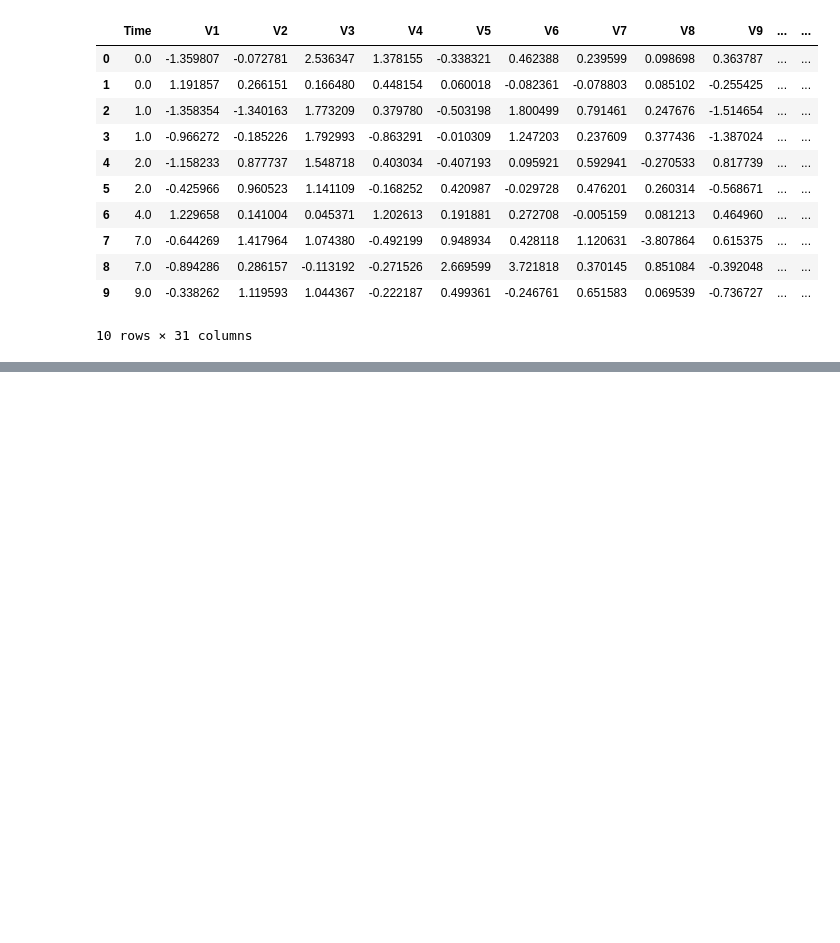
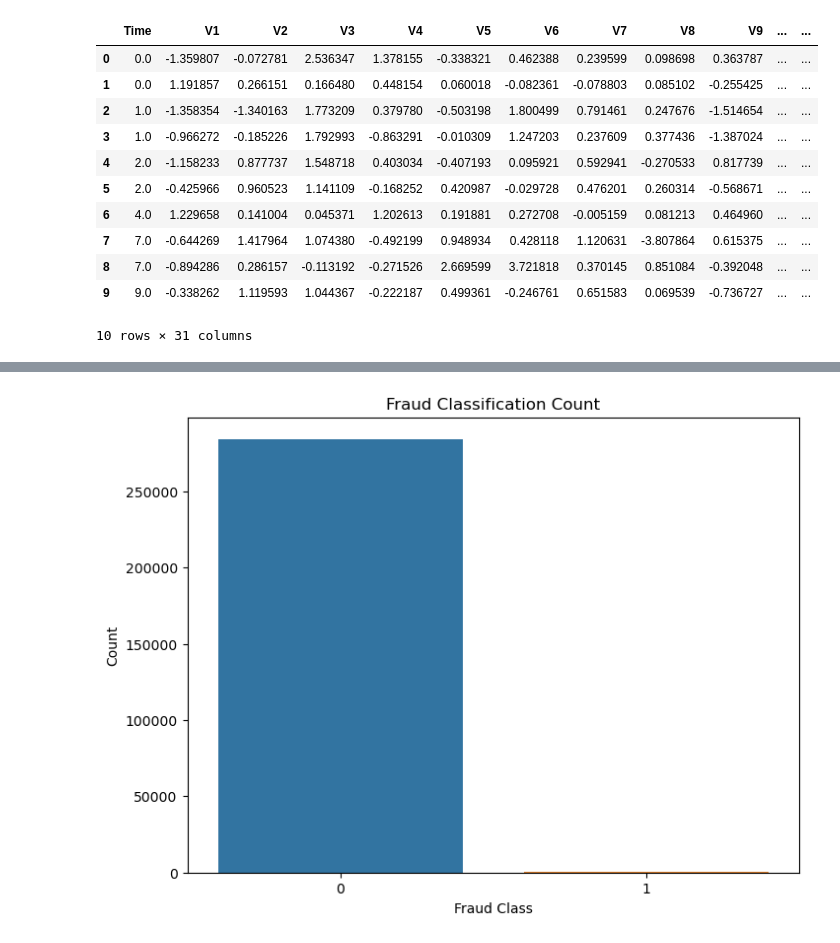
Before and after one commit to shrush7/CODSOFT, a Jupyter notebook: creditcard.ipynb, the cells around one changed output, grey strips where cells are left out. Drawn from its saved outputs; the diff is of its cells as text; code cells hidden in the pictures; blank space fills up the shorter version.

```diff
--- a/creditcard.ipynb
+++ b/creditcard.ipynb
@@ -109,2 +158,11 @@ file.groupby('Class').mean()
 2 rows × 30 columns
+# %%
+fig = plt.figure(figsize=(8,6))
+sns.countplot(x='Class',data=file)
+plt.xlabel('Fraud Class')
+plt.ylabel("Count")
+plt.title("Fraud Classification Count")
+plt.show()
+# %% [output]
+[figure, added]
 # %%
```
Also changed, not shown: parts of 22 cells of this notebook, 1 other file.
